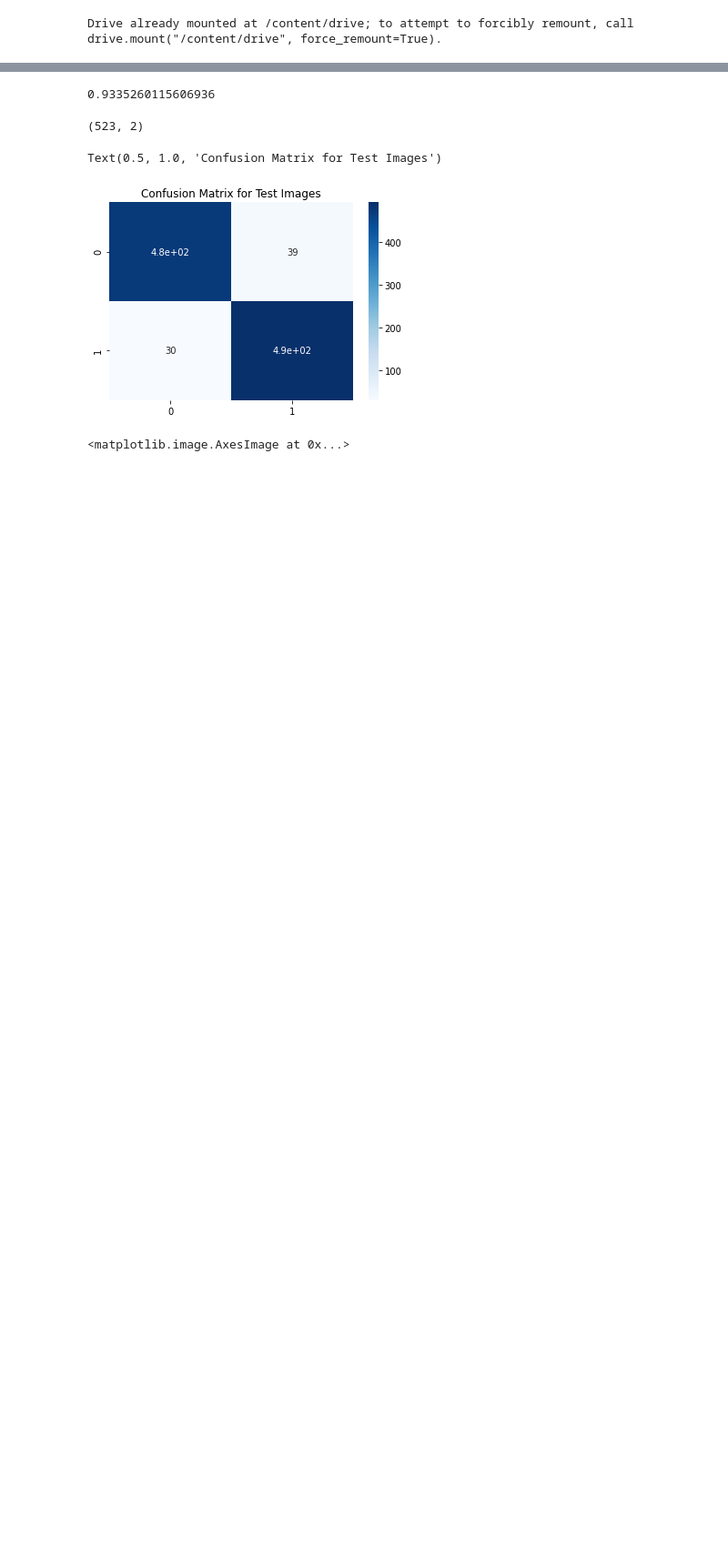
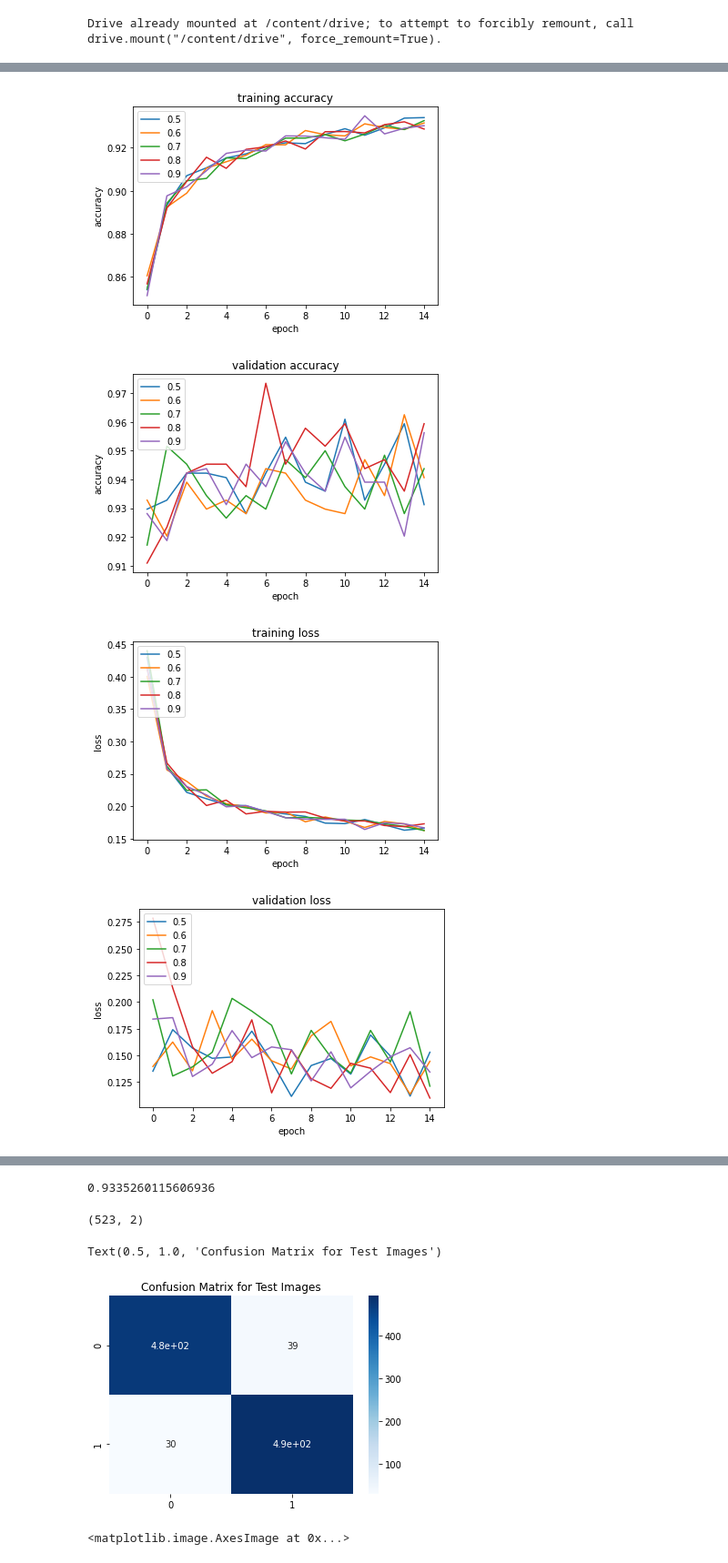
Before and after one commit to natgable/cs-229-project, a Jupyter notebook: models/VGG19.ipynb, the cells around one changed output, grey strips where cells are left out. Shown at 91% size. Saved outputs shown, nothing was run; the diff lists cells and outputs as text; code cells hidden in the pictures; blank space fills up the shorter version.

```diff
--- a/models/VGG19.ipynb
+++ b/models/VGG19.ipynb
@@ -209,0 +346,66 @@ Epoch 5/5
+# %%
+acc_dict = {}
+loss_dict = {}
+
+val_acc_dict = {}
+val_loss_dict = {}
+
+for i in [.5,.6,.7,.8,.9]:
+    data_dir = '/Users/jimbest-devereux/Desktop/Autumn/CS 229/Project/Post-hurricane/train_another' #<- for local
+
+    data_generator = DataGenerator(data_dir, amount=i)
+
+    model = get_model(data_generator.encoder.all_damage_labels
+    )
+
+    model.fit_generator(
+        data_generator.batch_generator('train', batch_size=BATCH_SIZE),
+        steps_per_epoch=200,
+        epochs=15,
+        validation_data=data_generator.batch_generator(
+            'validation',
+            batch_size=BATCH_SIZE,
+            augmented=False
+        ),
+        validation_steps=10
+    )
+
+    acc_dict[i] = model.history.history['accuracy']
+    val_acc_dict[i] = model.history.history['val_accuracy']
+
+    loss_dict[i] = model.history.history['loss']
+    val_loss_dict[i] = model.history.history['val_loss']
+
+
+for i in [.5,.6,.7,.8,.9]:
+    plt.plot(acc_dict[i])
+plt.title('training accuracy')
+plt.ylabel('accuracy')
+plt.xlabel('epoch')
+plt.legend(acc_dict.keys(), loc='upper left')
+plt.show()
+
+for i in [.5,.6,.7,.8,.9]:
+    plt.plot(val_acc_dict[i])
+plt.title('validation accuracy')
+plt.ylabel('accuracy')
+plt.xlabel('epoch')
+plt.legend(val_acc_dict.keys(), loc='upper left')
+plt.show()
+
+for i in [.5,.6,.7,.8,.9]:
+        plt.plot(loss_dict[i])
+plt.title('training loss')
+plt.ylabel('loss')
+plt.xlabel('epoch')
+plt.legend(loss_dict.keys(), loc='upper left')
+plt.show()
+
+for i in [.5,.6,.7,.8,.9]:
+        plt.plot(val_loss_dict[i])
+plt.title('validation loss')
+plt.ylabel('loss')
+plt.xlabel('epoch')
+plt.legend(val_loss_dict.keys(), loc='upper left')
+plt.show()
+# %% [output]
@@ -209,0 +429,4 @@ Epoch 5/5
+[figure, added]
+[figure, added]
+[figure, added]
+[figure, added]
```
Also changed, not shown: parts of 14 cells of this notebook.
